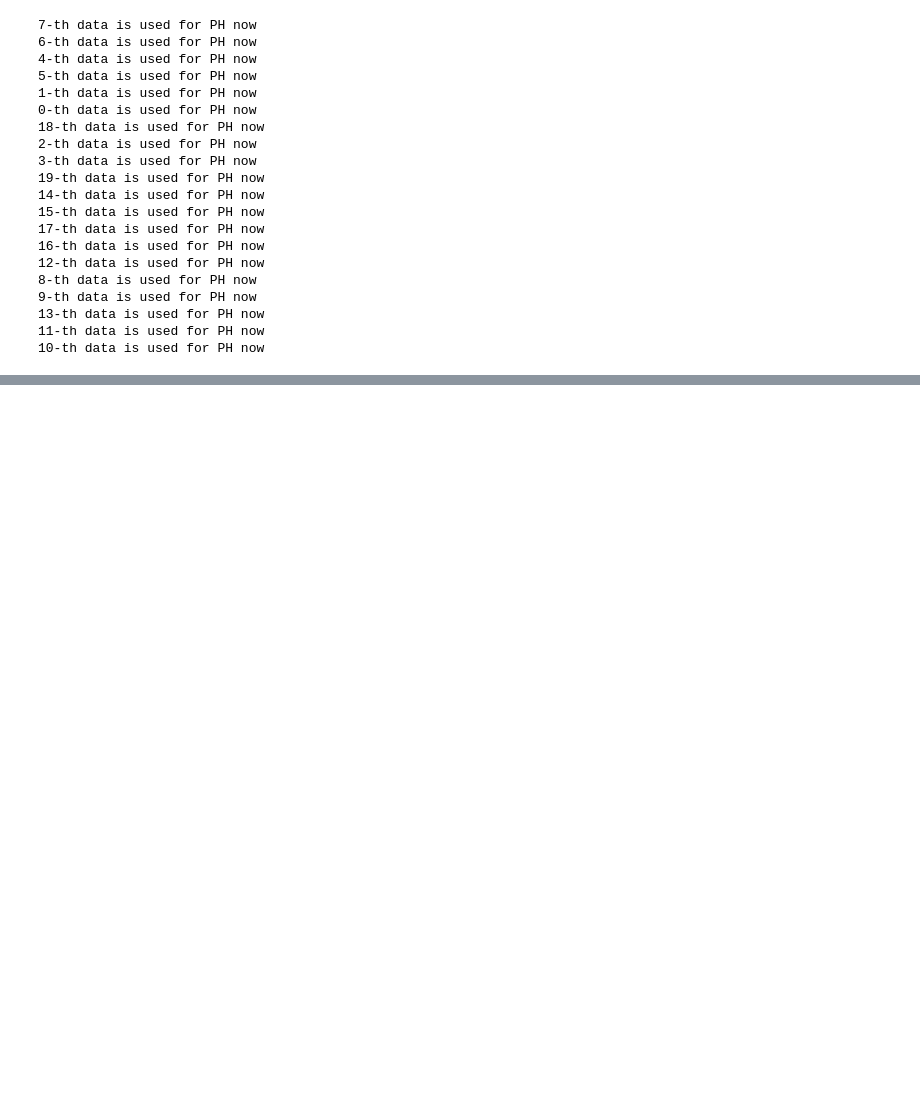
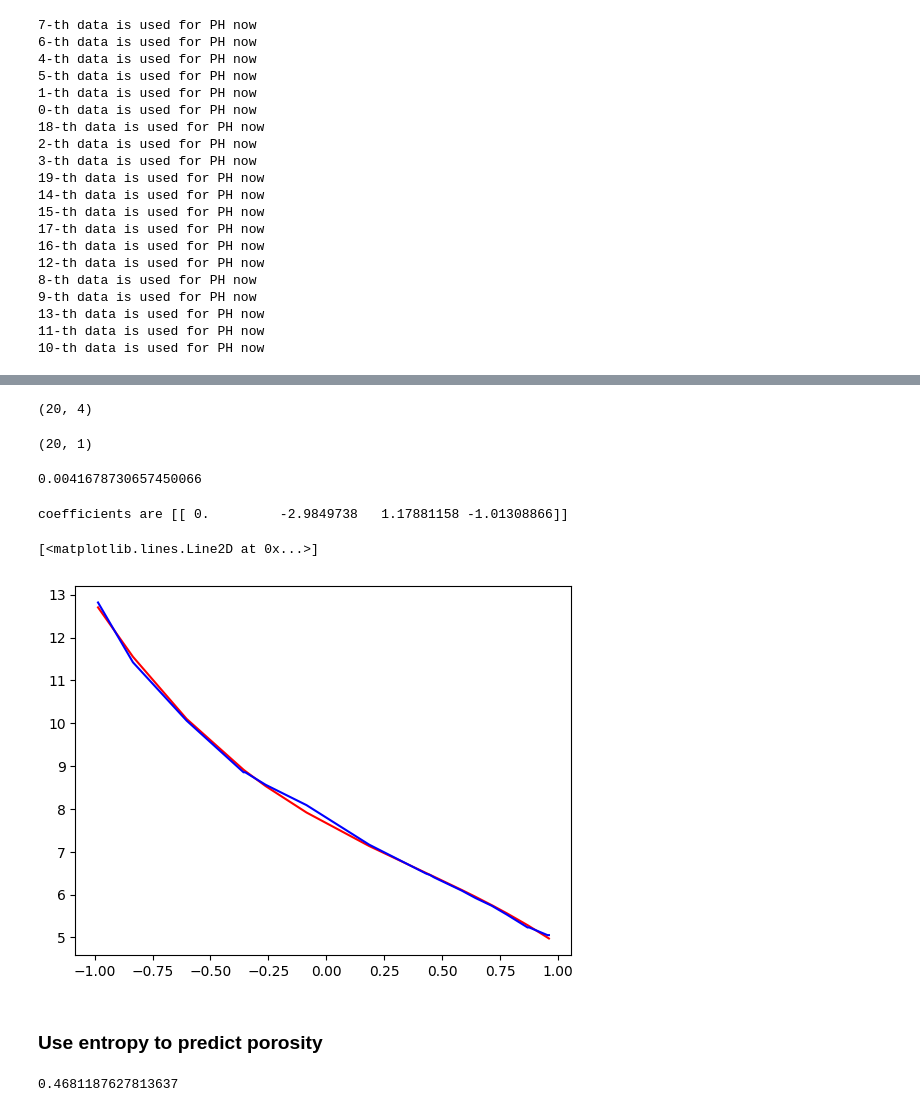
Before and after one commit to Snopoff/Persistent-Homology-of-Triple-Periodic-Minimal-Surfaces, a Jupyter notebook: Persistence.ipynb, the cells around one changed output, grey strips where cells are left out. Saved outputs shown, nothing was run; the diff lists cells and outputs as text; code cells hidden in the pictures; blank space fills up the shorter version.

```diff
--- a/Persistence.ipynb
+++ b/Persistence.ipynb
@@ -314,0 +300,33 @@ plt.show()
+# %%
+degree = 3
+
+x = porosity_df['d_param'].values.reshape(-1,1)
+x_poly = PolynomialFeatures(degree=degree).fit_transform(x)
+x_poly.shape
+# %% [output]
+(20, 4)
+# %%
+y_1 = np.array([entropies_1[i][0] for i in range(20)])
+y_2 = np.array([entropies_2[i][0] for i in range(20)])
+y_1.shape
+# %% [output]
+(20, 1)
+# %%
+linear = LinearRegression()
+linear.fit(x_poly, y_1)
+y_pred = linear.predict(x_poly)
+mse(y_1, y_pred)
+# %% [output]
+0.0041678730657450066
+# %%
+print(f"coefficients are {linear.coef_}")
+# %% [output]
+coefficients are [[ 0.         -2.9849738   1.17881158 -1.01308866]]
+# %%
+plt.plot(x, y_pred, c='red')
+plt.plot(x, y_1, c='blue')
+# %% [output]
+[<matplotlib.lines.Line2D at 0x...>]
+[figure, added]
+# %% [markdown]
+### Use entropy to predict porosity
@@ -314,0 +338,7 @@ plt.show()
+# %%
+linear = LinearRegression()
+linear.fit(x_poly, y)
+y_pred = linear.predict(x_poly)
+mse(y_2, y_pred)
+# %% [output]
+0.4681187627813637
```
Also changed, not shown: parts of 15 cells of this notebook, 6 other files.
